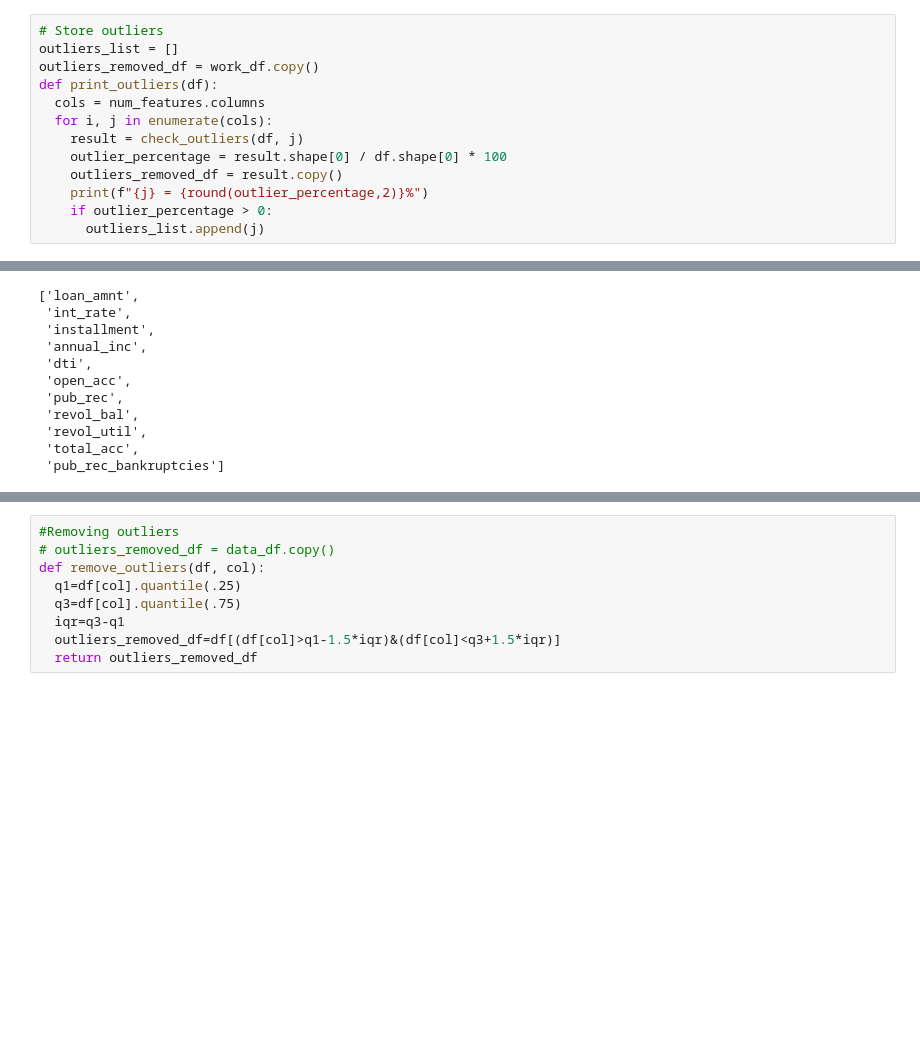
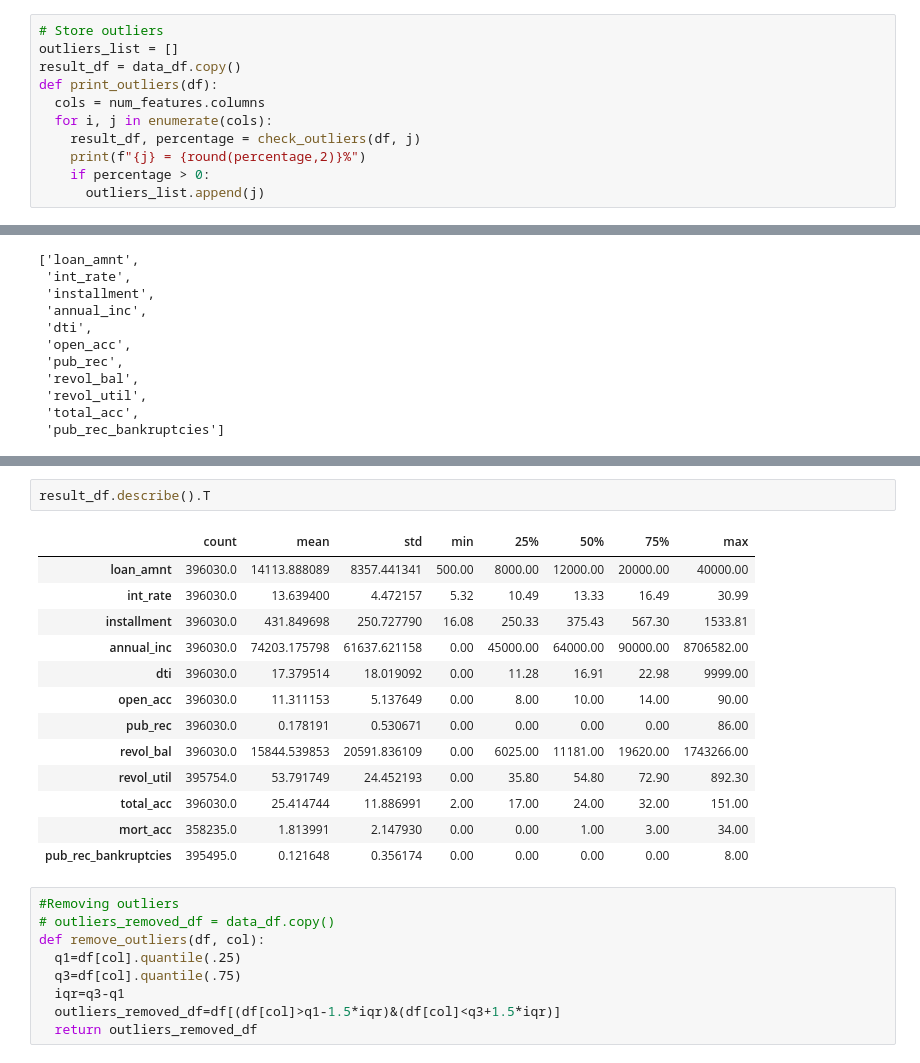
Before and after one commit to pkmariya/Scaler01, a Jupyter notebook: LoanTap_CaseStudy_Mariya_DSMLJune22.ipynb, the cells around one changed output, grey strips where cells are left out. Cells and saved outputs as stored; diff of their text form; blank space fills up the shorter version.

```diff
--- a/LoanTap_CaseStudy_Mariya_DSMLJune22.ipynb
+++ b/LoanTap_CaseStudy_Mariya_DSMLJune22.ipynb
@@ -364,15 +365,13 @@ def check_outliers(df, col):
 # %%
 # Store outliers
 outliers_list = []
-outliers_removed_df = work_df.copy()
+result_df = data_df.copy()
 def print_outliers(df):
   cols = num_features.columns
   for i, j in enumerate(cols):
-    result = check_outliers(df, j)
-    outlier_percentage = result.shape[0] / df.shape[0] * 100
-    outliers_removed_df = result.copy()
-    print(f"{j} = {round(outlier_percentage,2)}%")
-    if outlier_percentage > 0:
+    result_df, percentage = check_outliers(df, j)
+    print(f"{j} = {round(percentage,2)}%")
+    if percentage > 0:
       outliers_list.append(j)
 # %%
 # print outlier percentages
@@ -423,3 +423,19 @@ pub_rec_bankruptcies = 11.4%
+# %%
+result_df.describe().T
+# %% [output]
+|  | count | mean | std | min | 25% | 50% | 75% | max |
+| loan_amnt | 396030.0 | 14113.888089 | 8357.441341 | 500.00 | 8000.00 | 12000.00 | 20000.00 | 40000.00 |
+| int_rate | 396030.0 | 13.639400 | 4.472157 | 5.32 | 10.49 | 13.33 | 16.49 | 30.99 |
+| installment | 396030.0 | 431.849698 | 250.727790 | 16.08 | 250.33 | 375.43 | 567.30 | 1533.81 |
+| annual_inc | 396030.0 | 74203.175798 | 61637.621158 | 0.00 | 45000.00 | 64000.00 | 90000.00 | 8706582.00 |
+| dti | 396030.0 | 17.379514 | 18.019092 | 0.00 | 11.28 | 16.91 | 22.98 | 9999.00 |
+| open_acc | 396030.0 | 11.311153 | 5.137649 | 0.00 | 8.00 | 10.00 | 14.00 | 90.00 |
+| pub_rec | 396030.0 | 0.178191 | 0.530671 | 0.00 | 0.00 | 0.00 | 0.00 | 86.00 |
+| revol_bal | 396030.0 | 15844.539853 | 20591.836109 | 0.00 | 6025.00 | 11181.00 | 19620.00 | 1743266.00 |
+| revol_util | 395754.0 | 53.791749 | 24.452193 | 0.00 | 35.80 | 54.80 | 72.90 | 892.30 |
+| total_acc | 396030.0 | 25.414744 | 11.886991 | 2.00 | 17.00 | 24.00 | 32.00 | 151.00 |
+| mort_acc | 358235.0 | 1.813991 | 2.147930 | 0.00 | 0.00 | 1.00 | 3.00 | 34.00 |
+| pub_rec_bankruptcies | 395495.0 | 0.121648 | 0.356174 | 0.00 | 0.00 | 0.00 | 0.00 | 8.00 |
 # %%
 #Removing outliers
 # outliers_removed_df = data_df.copy()
```
Also changed, not shown: parts of 7 cells of this notebook.
